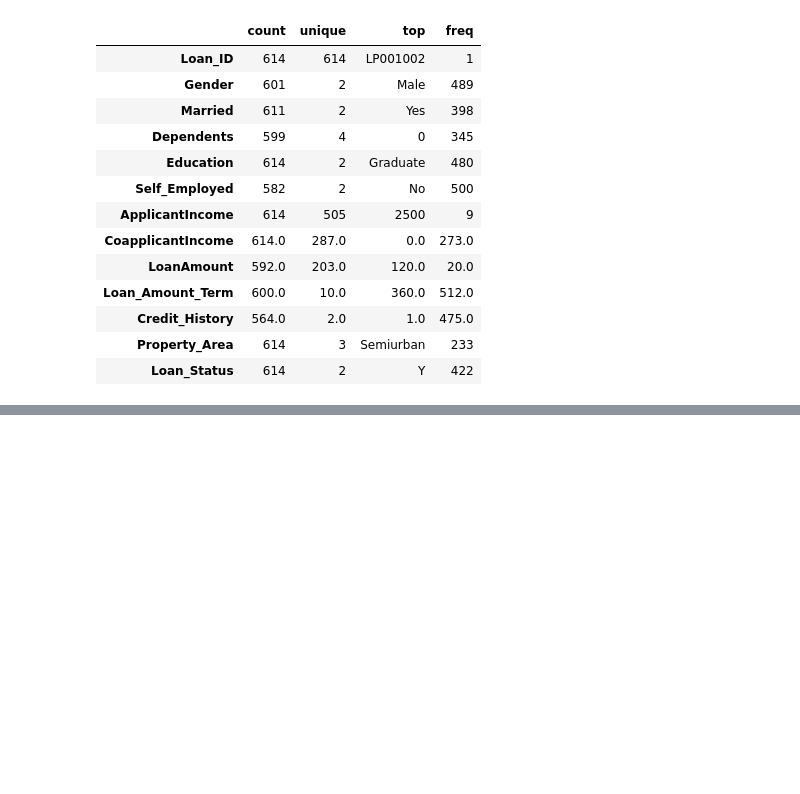
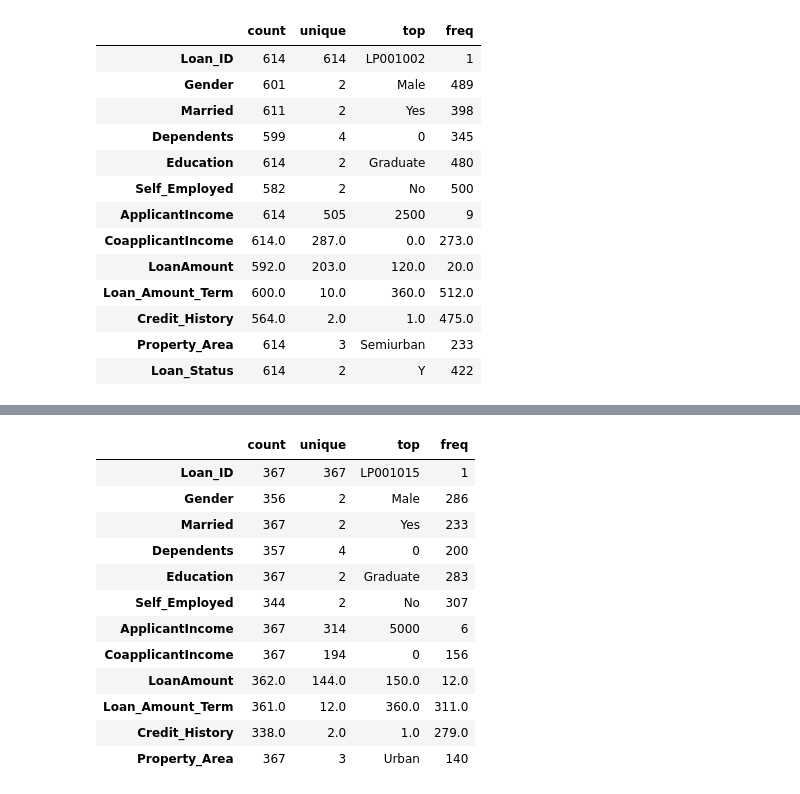
Before and after one commit to iamAngelSH/Data-Science-Portfolio, a Jupyter notebook: Loan_Prediction/Loan_Prediction.ipynb, the cells around one changed output, grey strips where cells are left out. Drawn from its saved outputs; the diff is of its cells as text; code cells hidden in the pictures; blank space fills up the shorter version.

```diff
--- a/Loan_Prediction/Loan_Prediction.ipynb
+++ b/Loan_Prediction/Loan_Prediction.ipynb
@@ -285,0 +406,16 @@ train_df.astype('object').describe().transpose()
+# %%
+test_df.astype('object').describe().transpose()
+# %% [output]
+|  | count | unique | top | freq |
+| Loan_ID | 367 | 367 | LP001015 | 1 |
+| Gender | 356 | 2 | Male | 286 |
+| Married | 367 | 2 | Yes | 233 |
+| Dependents | 357 | 4 | 0 | 200 |
+| Education | 367 | 2 | Graduate | 283 |
+| Self_Employed | 344 | 2 | No | 307 |
+| ApplicantIncome | 367 | 314 | 5000 | 6 |
+| CoapplicantIncome | 367 | 194 | 0 | 156 |
+| LoanAmount | 362.0 | 144.0 | 150.0 | 12.0 |
+| Loan_Amount_Term | 361.0 | 12.0 | 360.0 | 311.0 |
+| Credit_History | 338.0 | 2.0 | 1.0 | 279.0 |
+| Property_Area | 367 | 3 | Urban | 140 |
```
Also changed, not shown: parts of 25 cells of this notebook.
